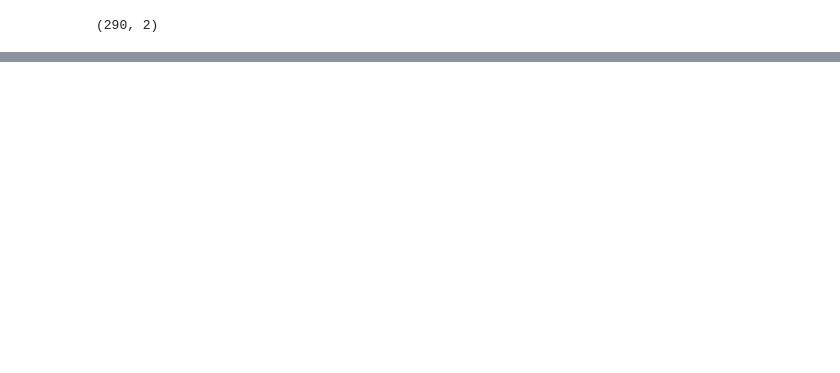
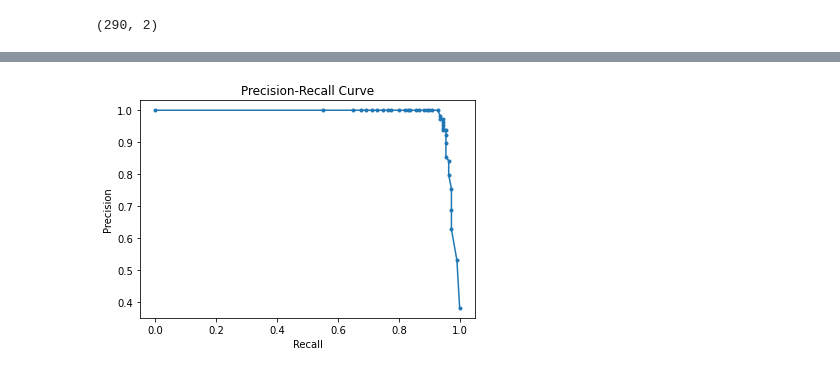
Before and after one commit to mohammadakbarpour/ML-exercises, a Jupyter notebook: 03 Random Forest.ipynb, the cells around one changed output, grey strips where cells are left out. Drawn from its saved outputs; the diff is of its cells as text; code cells hidden in the pictures; blank space fills up the shorter version.

```diff
--- a/03 Random Forest.ipynb
+++ b/03 Random Forest.ipynb
@@ -93,0 +95,13 @@ pyplot.plot(fpr, tpr, marker='.')
+# %%
+#Plot the precision-recall curve
+from sklearn.metrics import precision_recall_curve
+precision, recall, thresholds = precision_recall_curve(y_test, P[:, 1])
+
+from matplotlib import pyplot
+pyplot.plot(recall, precision, marker='.')
+pyplot.xlabel('Recall')
+pyplot.ylabel('Precision')
+pyplot.title('Precision-Recall Curve')
+pyplot.show()
+# %% [output]
+[figure, added]
```
Also changed, not shown: parts of 5 cells of this notebook.
